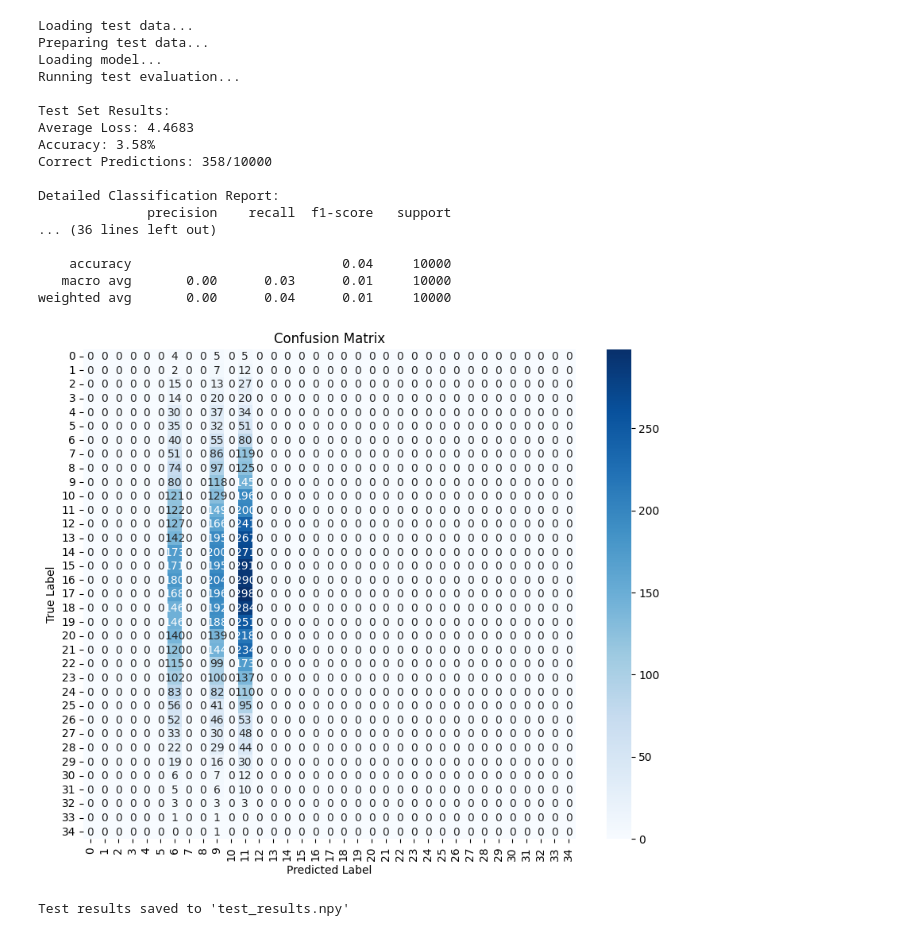
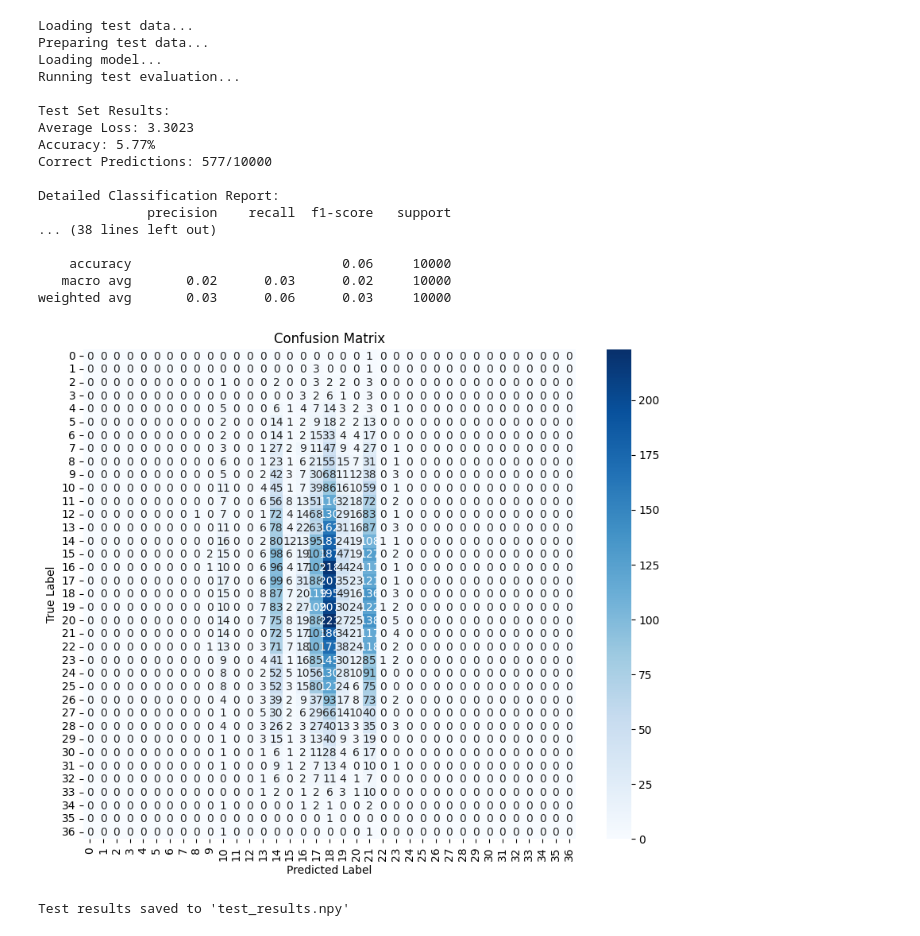
Before and after one commit to MLNS-Deep-Learning-Assignment/deep-learning-assignment-kapilrk-04, a Jupyter notebook: inference.ipynb, the cells around one changed output. Cells and saved outputs as stored; diff of their text form; code cells hidden in the pictures.

```diff
--- a/inference.ipynb
+++ b/inference.ipynb
@@ -93,8 +93,8 @@ def prepare_test_data(test_data, test_labels):
     return test_images, test_labels
 
 print("Loading test data...")
-test_data = np.load('DL-Project/data1.npy')
-test_labels = np.load('DL-Project/lab1.npy')
+test_data = np.load('DL-Project/data0.npy')
+test_labels = np.load('DL-Project/lab0.npy')
 
 print("Preparing test data...")
 test_images, test_labels = prepare_test_data(test_data, test_labels)
@@ -107,39 +107,39 @@ print("Loading model...")
 checkpoint = torch.load('best_model.pth')
 model = CNNModel(50)
 if isinstance(checkpoint, dict):
     model.load_state_dict(checkpoint['model_state_dict'])
 else:
     model.load_state_dict(checkpoint)
 
 print("Running test evaluation...")
 test_results = test(model, test_loader)
 
 results = {
     'test_loss': test_results['loss'],
     'test_accuracy': test_results['accuracy'],
     'predictions': test_results['predictions'],
     'true_labels': test_results['true_labels']
 }
 
 np.save('test_results.npy', results)
 print("\nTest results saved to 'test_results.npy'")
 # %% [output]
 Loading test data...
 Preparing test data...
 Loading model...
 Running test evaluation...
 
 Test Set Results:
-Average Loss: 4.4683
-Accuracy: 3.58%
-Correct Predictions: 358/10000
+Average Loss: 3.3023
+Accuracy: 5.77%
+Correct Predictions: 577/10000
 
 Detailed Classification Report:
               precision    recall  f1-score   support
-... (36 lines left out)
+... (38 lines left out)
 
-    accuracy                           0.04     10000
-   macro avg       0.00      0.03      0.01     10000
-weighted avg       0.00      0.04      0.01     10000
+    accuracy                           0.06     10000
+   macro avg       0.02      0.03      0.02     10000
+weighted avg       0.03      0.06      0.03     10000
-[figure, old version]
+[figure, new version]
 Test results saved to 'test_results.npy'
```
Also changed, not shown: 1 other file.
